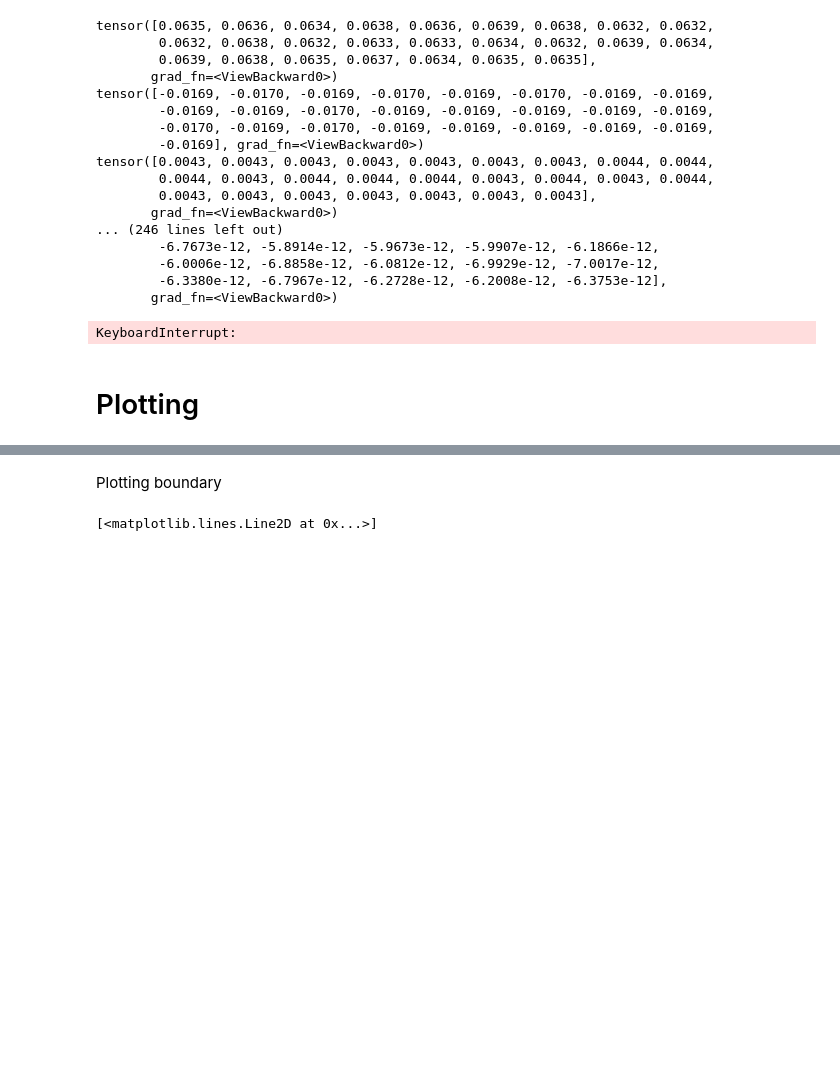
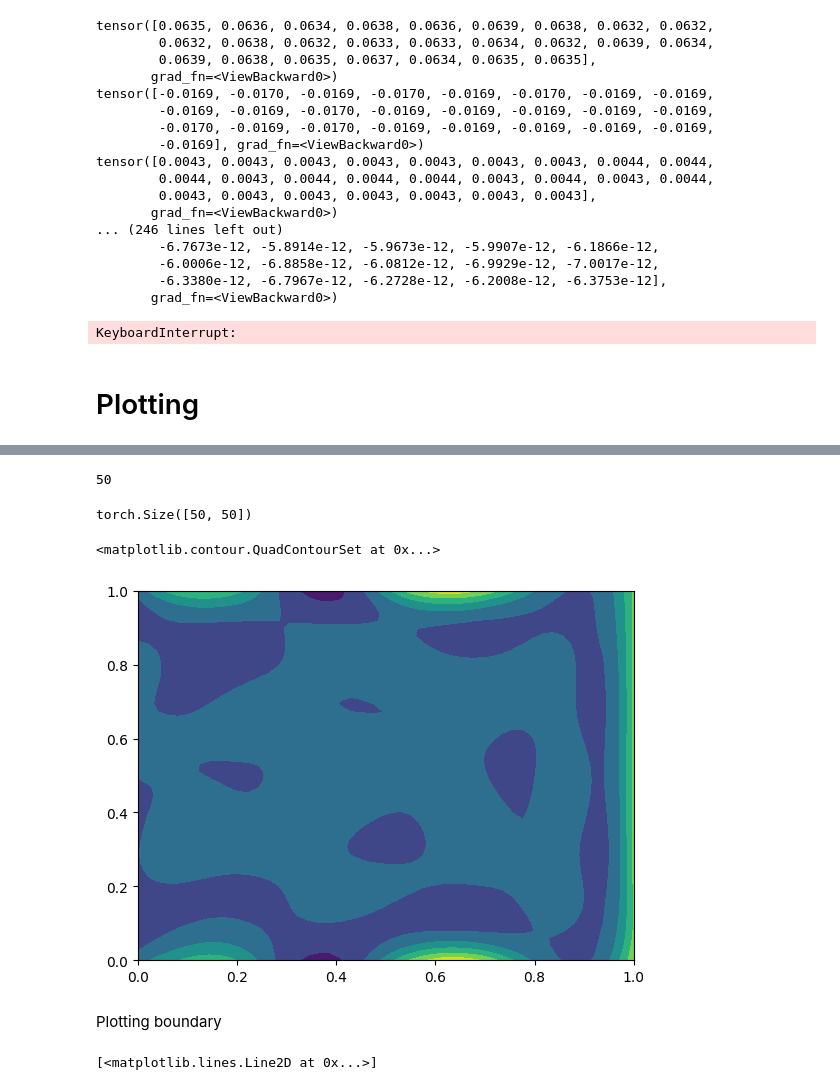
Before and after one commit to rahil1206/PDE-Project, a Jupyter notebook: Experiment.ipynb, the cells around one changed output, grey strips where cells are left out. Drawn from its saved outputs; the diff is of its cells as text; code cells hidden in the pictures; blank space fills up the shorter version.

```diff
--- a/Experiment.ipynb
+++ b/Experiment.ipynb
@@ -846,3 +961,16 @@ plt.scatter(pts_XY[:, 0], pts_XY[:, 1], c=out.detach().cpu().numpy())
+# %%
+len(XY[0])
+# %% [output]
+50
+# %%
+out.view(50, 50).shape
+# %% [output]
+torch.Size([50, 50])
+# %%
+plt.contourf(XY[0], XY[1], out.detach().cpu().view(len(XY[0]), len(XY[1])).numpy())
+# %% [output]
+<matplotlib.contour.QuadContourSet at 0x...>
+[figure, added]
 # %% [markdown]
 Plotting boundary
 # %%
```
Also changed, not shown: parts of 18 cells of this notebook.
